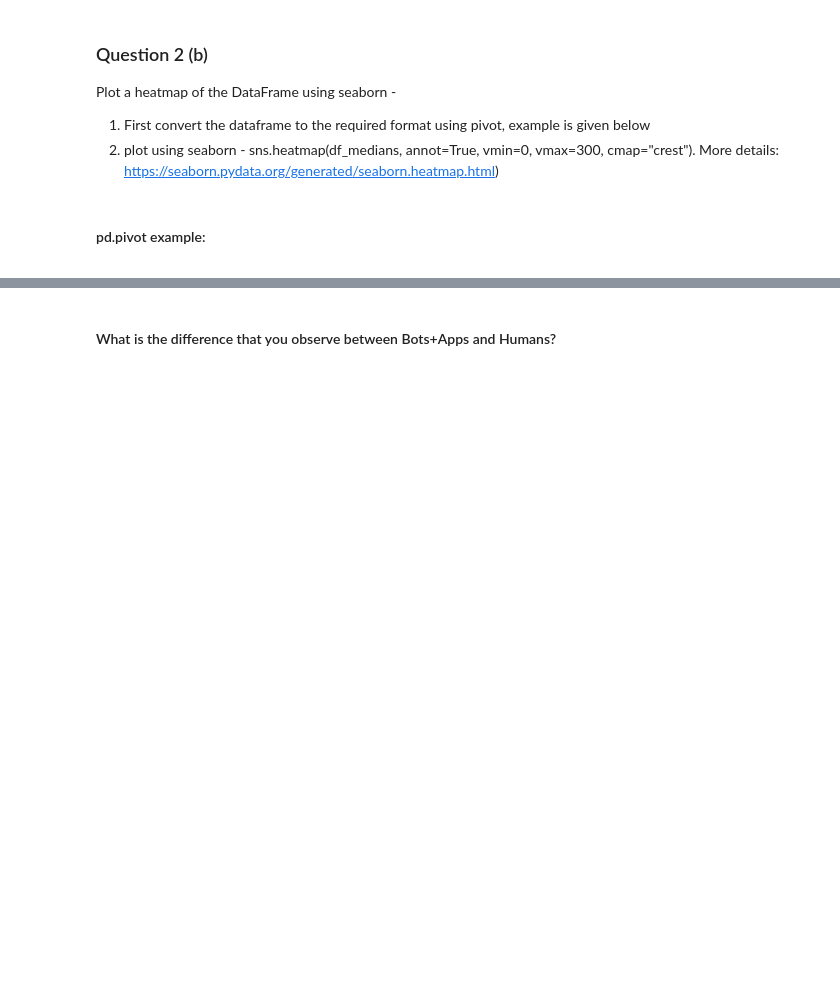
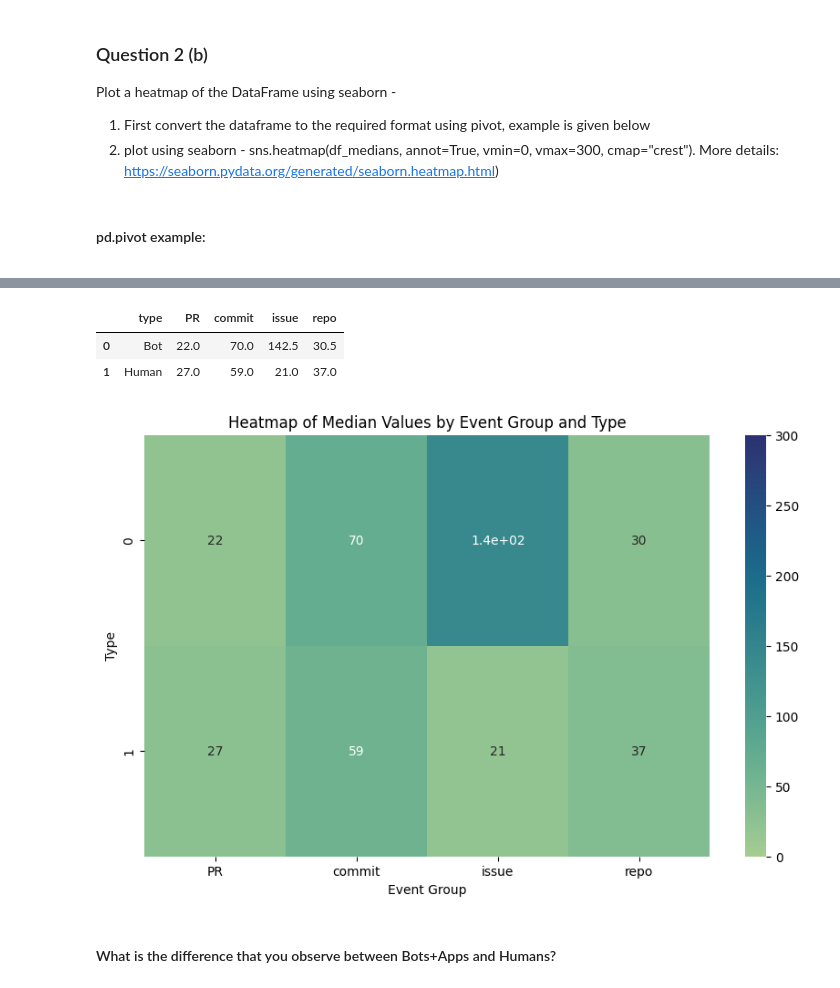
Before and after one commit to Super-JK/Software_Evolution_TP3_2024, a Jupyter notebook: TP3_template.ipynb, the cells around one changed output, grey strips where cells are left out. Drawn from its saved outputs; the diff is of its cells as text; code cells hidden in the pictures; blank space fills up the shorter version.

```diff
--- a/TP3_template.ipynb
+++ b/TP3_template.ipynb
@@ -540,3 +569,6 @@ df_medians
 | 7 | event_group5 | val8 | Human |
 # %%
 # YOUR CODE BELOW
+mtdf = pd.melt(tdf, id_vars=['type'], value_vars=['commit', 'issue', 'PR', 'repo'], var_name='event_group', value_name='value')
+result = mtdf.groupby(['type', 'event_group']).median().reset_index()
+result
@@ -567,6 +624,24 @@ df_medians.pivot(index='type', columns='event_group', values='median')#.reset_in
 # %%
 # YOUR CODE BELOW
+pdf = result.pivot(index='type', columns='event_group', values='value')
+pdf = pdf.reset_index().rename_axis(None, axis=1)
+pdf
+# %% [output]
+|  | type | PR | commit | issue | repo |
+| 0 | Bot | 22.0 | 70.0 | 142.5 | 30.5 |
+| 1 | Human | 27.0 | 59.0 | 21.0 | 37.0 |
 # %%
 # YOUR CODE BELOW
+import matplotlib.pyplot as plt
+hdf = pdf.drop(columns='type')
+
+plt.figure(figsize=(10, 6))
+sns.heatmap(hdf, annot=True, vmin=0, vmax=300, cmap="crest")
+plt.title("Heatmap of Median Values by Event Group and Type")
+plt.xlabel("Event Group")
+plt.ylabel("Type")
+plt.show()
+# %% [output]
+[figure, added]
 # %% [markdown]
 #### What is the difference that you observe between Bots+Apps and Humans?
```
Also changed, not shown: parts of 22 cells of this notebook.
